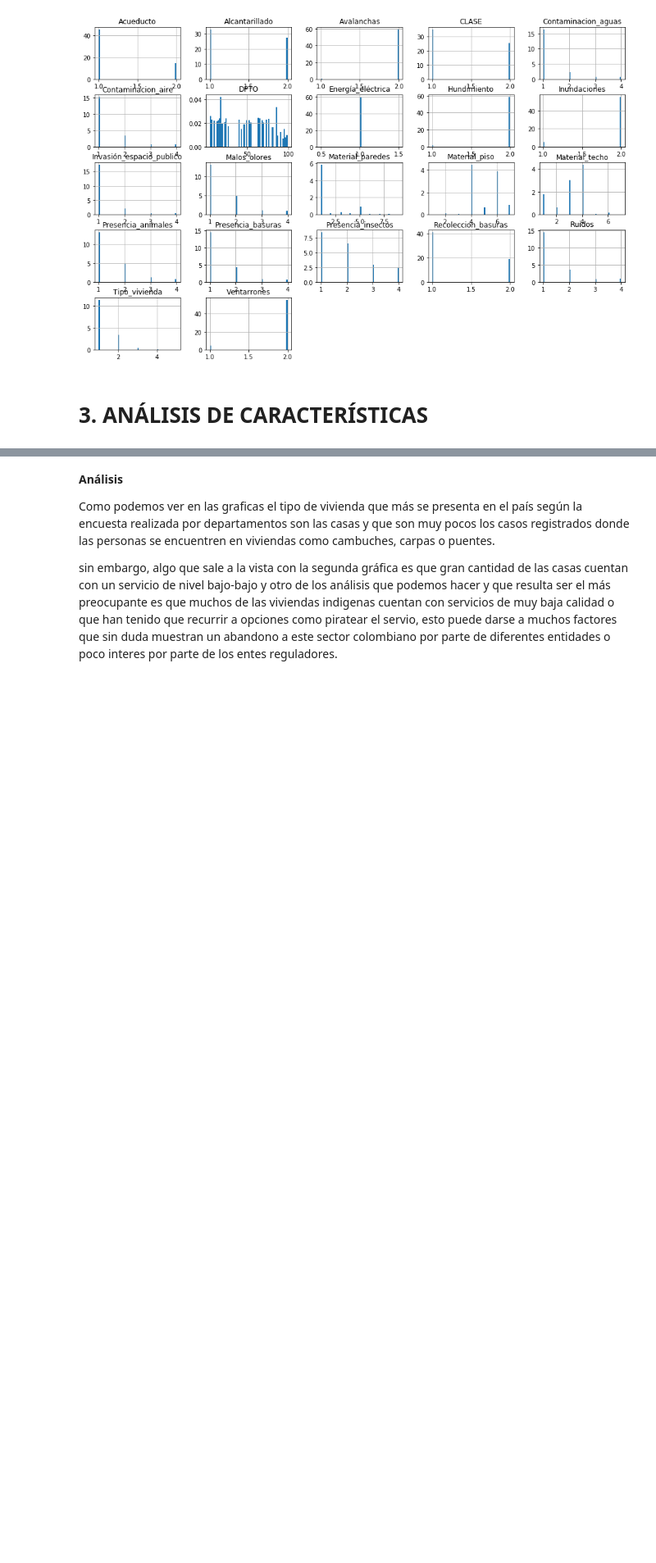
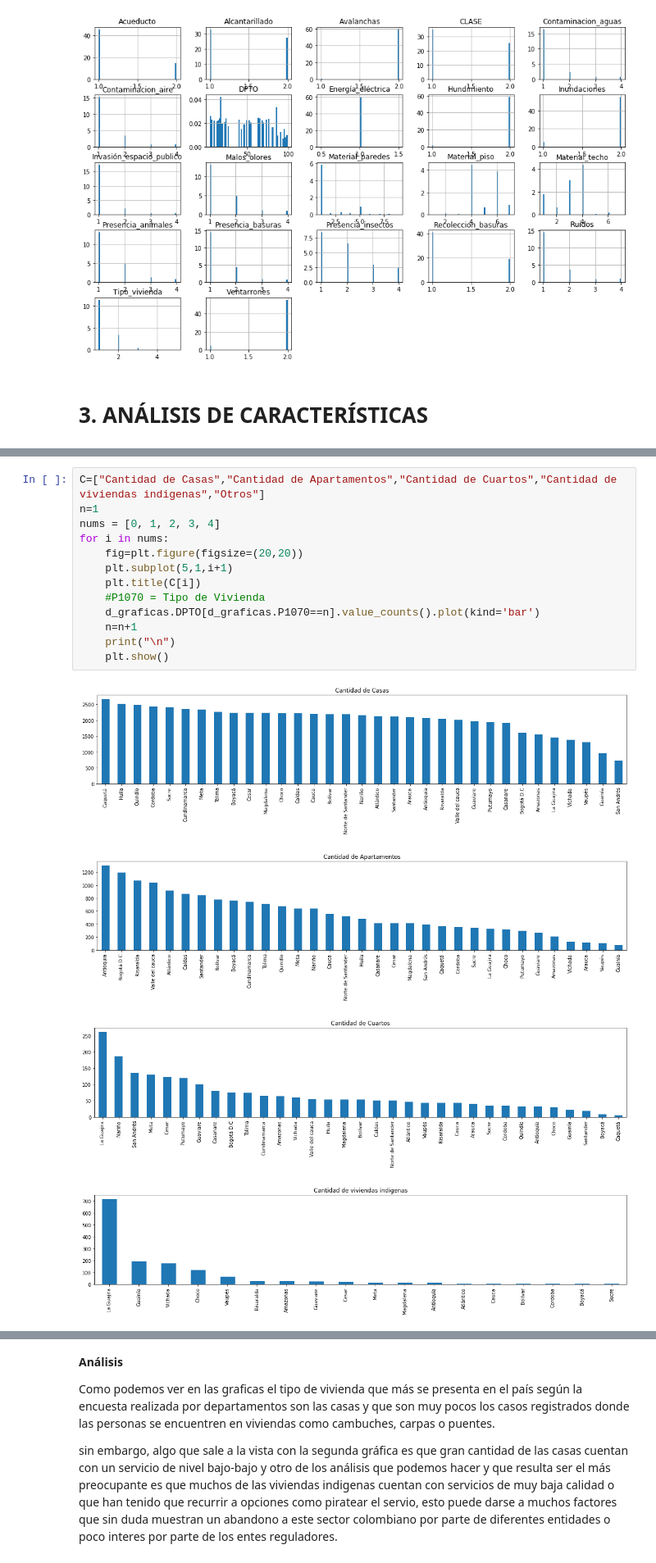
Before and after one commit to ivanrcas/ACV_ai_project, a Jupyter notebook: proyecto/ACV_ai_project.ipynb, the cells around one changed output, grey strips where cells are left out. Shown: that part at 82% size. Cells and saved outputs as stored; diff of their text form; blank space fills up the shorter version.

```diff
--- a/proyecto/ACV_ai_project.ipynb
+++ b/proyecto/ACV_ai_project.ipynb
@@ -163,0 +165,18 @@ En estas primeras gráficas vamos a comprobar el tipo de viviendas que se tienen
+# %%
+C=["Cantidad de Casas","Cantidad de Apartamentos","Cantidad de Cuartos","Cantidad de viviendas indigenas","Otros"]
+n=1
+nums = [0, 1, 2, 3, 4]
+for i in nums:
+    fig=plt.figure(figsize=(20,20))
+    plt.subplot(5,1,i+1)
+    plt.title(C[i])
+    #P1070 = Tipo de Vivienda
+    d_graficas.DPTO[d_graficas.P1070==n].value_counts().plot(kind='bar')
+    n=n+1
+    print("\n")
+    plt.show()
+# %% [output]
+[figure, added]
+[figure, added]
+[figure, added]
+[figure, added]
```
Also changed, not shown: parts of 19 cells of this notebook.
